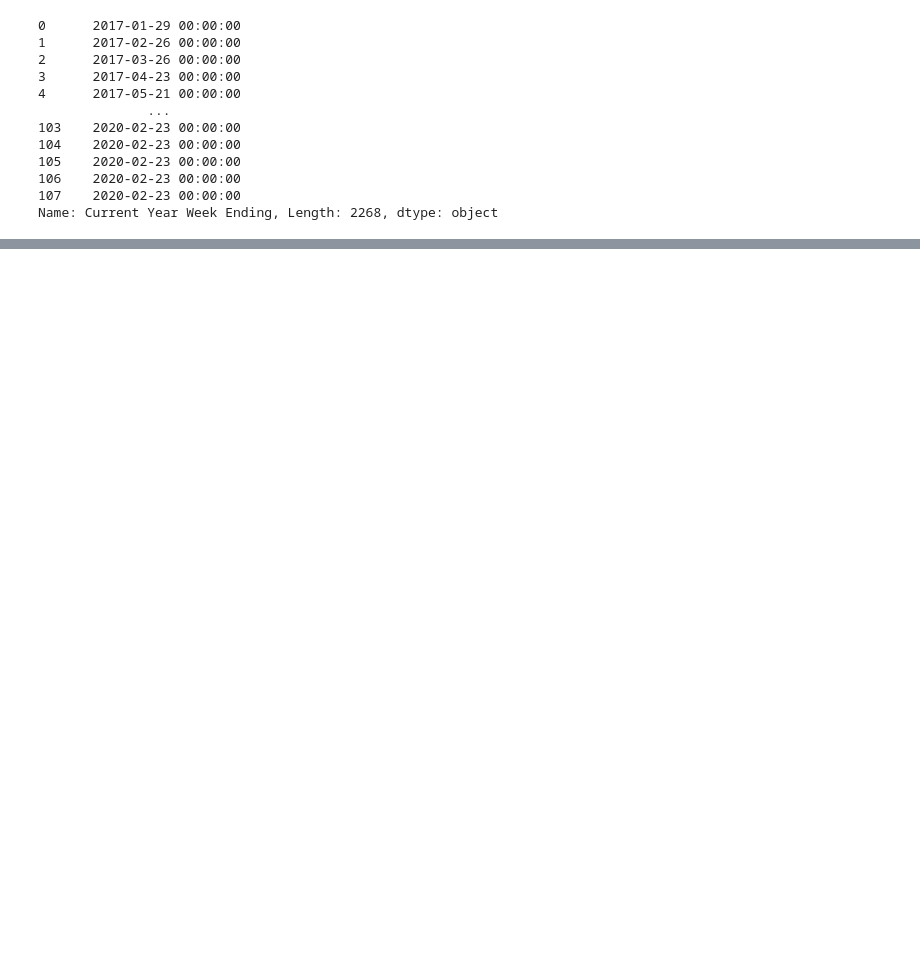
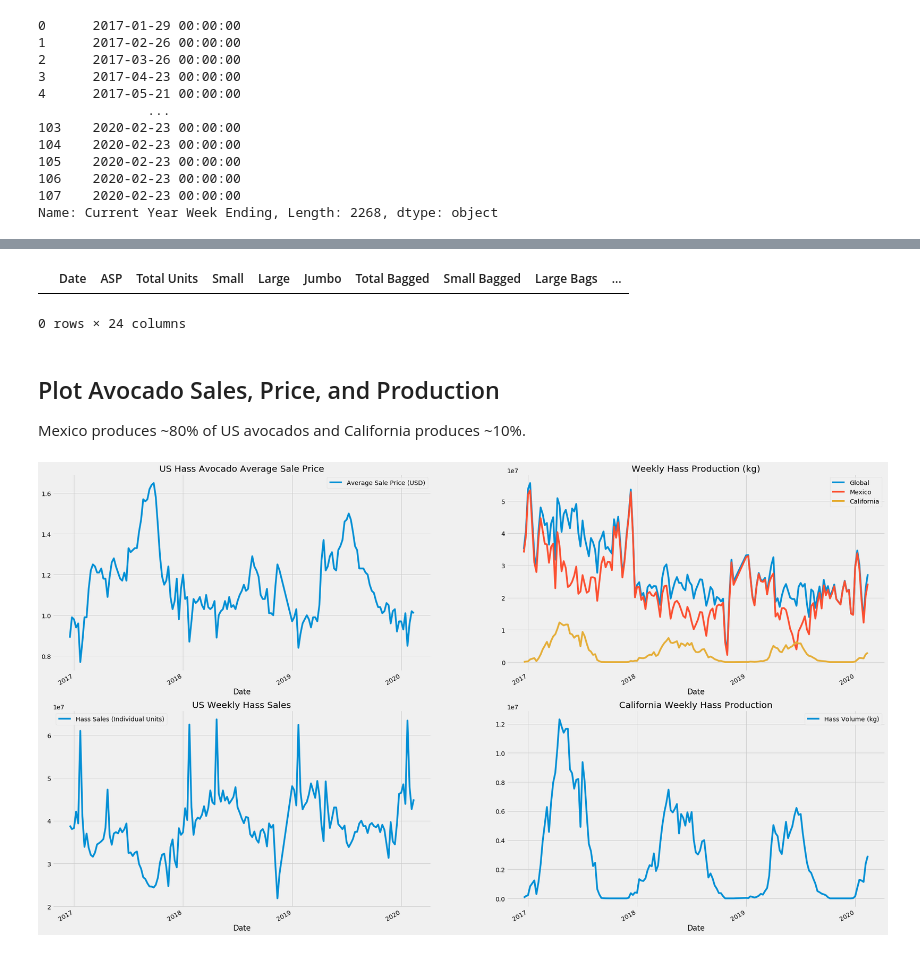
Before and after one commit to schwenkd/avo-analysis, a Jupyter notebook: avo_eda.ipynb, the cells around one changed output, grey strips where cells are left out. Saved outputs shown, nothing was run; the diff lists cells and outputs as text; code cells hidden in the pictures; blank space fills up the shorter version.

```diff
--- a/avo_eda.ipynb
+++ b/avo_eda.ipynb
@@ -172,0 +277,2 @@ vol_df = create_datecols(vol_df)
+# %%
+conv_rtl = total_rtl_df.loc[total_rtl_df['Type']=='Conventional',:]
@@ -172,0 +282,8 @@ vol_df = create_datecols(vol_df)
+# %%
+conv_us_rtl = conv_rtl[conv_rtl['Region'] == 'TotalUS']
+
+conv_broad_reg = conv_rtl[conv_rtl['Region'].isin(
+    ['California', 'West', 'Plains','SouthCentral', 'Southeast', 'Midsouth', 'GreatLakes','Northeast'])]
+
+conv_narrow_reg = conv_rtl[np.logical_not(conv_rtl['Region'].isin(
+    ['TotalUS','California', 'West', 'Plains','SouthCentral', 'Southeast', 'Midsouth', 'GreatLakes','Northeast']))]
@@ -172,0 +293,3 @@ vol_df = create_datecols(vol_df)
+# %%
+conv_us_vol_rtl = conv_us_rtl.merge(vol_df)
+conv_us_vol_rtl.info()
@@ -172,0 +314,21 @@ vol_df = create_datecols(vol_df)
+# %%
+all_df = pd.merge(total_rtl_df, vol_df)
+all_df.groupby(['Date','Region','Type']).filter(lambda x: len(x) > 1)
+# %% [output]
+|  | Date | ASP | Total Units | Small | Large | Jumbo | Total Bagged | Small Bagged | Large Bags | ... |
+0 rows × 24 columns
+# %% [markdown]
+## Plot Avocado Sales, Price, and Production
+Mexico produces ~80% of US avocados and California produces ~10%.
+# %%
+fig, axs = plt.subplots(2,2, figsize = (30,20))
+conv_us_vol_rtl.plot('Date','ASP', ax=axs[0,0], label= 'Average Sale Price (USD)', title='US Hass Avocado Average Sale Price')
+conv_us_vol_rtl.plot('Date',['Total Volume','Mexico','California'], ax=axs[0,1], label= ['Global','Mexico','California'], title='Weekly Hass Production (kg)')
+conv_us_vol_rtl.plot('Date','Total Units', ax=axs[1,0], label= 'Hass Sales (Individual Units)', title='US Weekly Hass Sales')
+conv_us_vol_rtl.plot('Date','California', ax=axs[1,1], label= 'Hass Volume (kg)', title='California Weekly Hass Production')
+for ax in axs.flatten():
+    ax.set_xticks(conv_us_vol_rtl.loc[conv_us_vol_rtl['Week']==2,'Date'])
+    ax.set_xticklabels(x.year for x in conv_us_vol_rtl.loc[conv_us_vol_rtl['Week']==3,'Date'])
+fig.savefig('images/asp_unitssold_vol.png');
+# %% [output]
+[figure, added]
```
Also changed, not shown: parts of 52 cells of this notebook, 8 other files.
